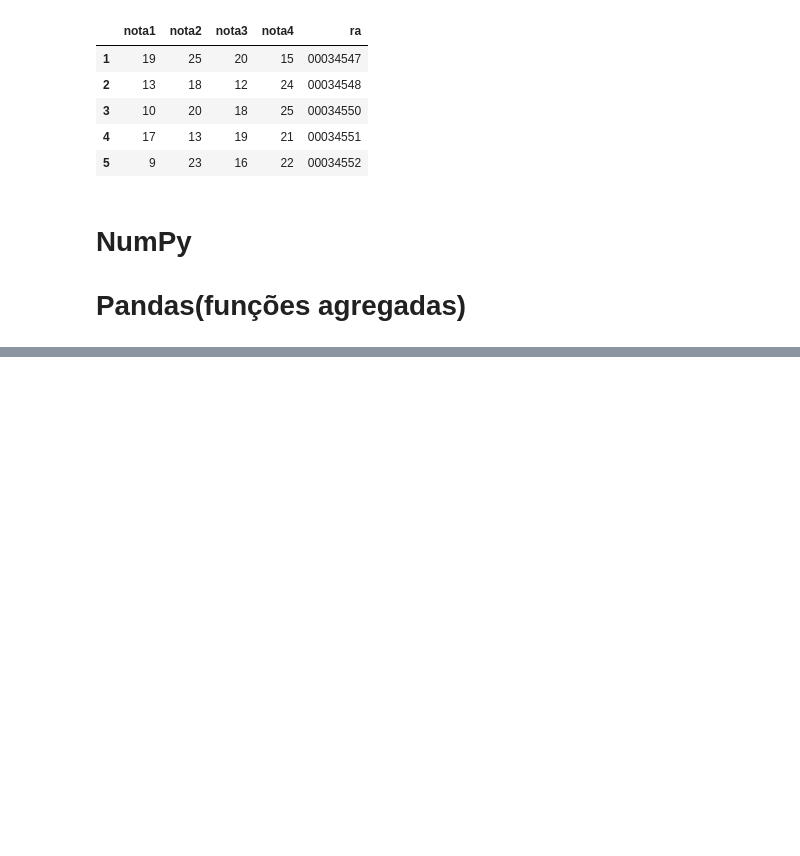
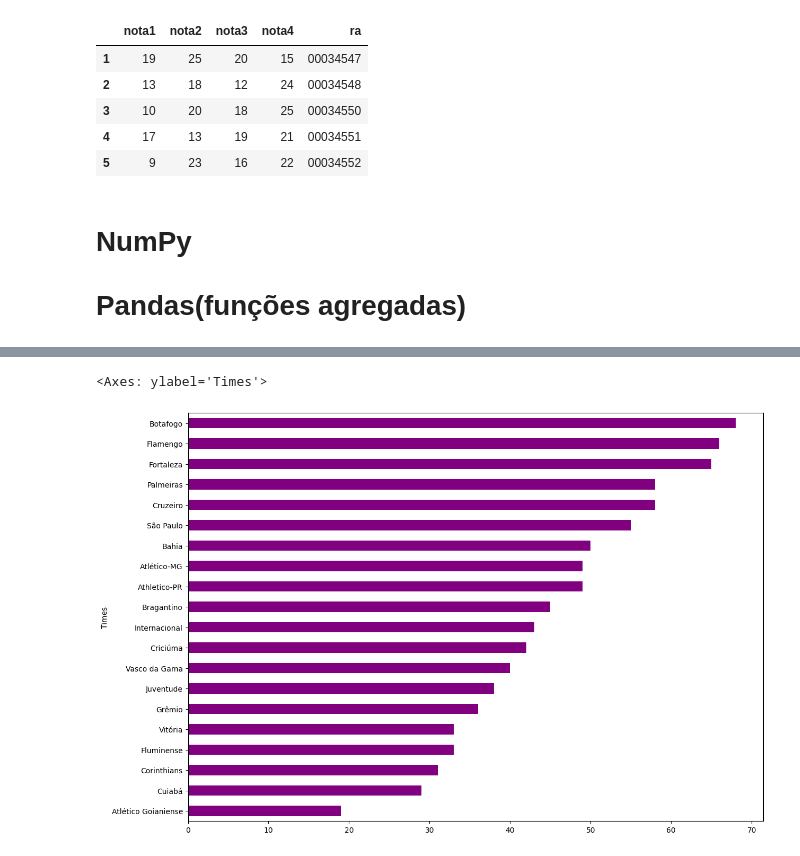
Before and after one commit to LeoSousaJesus/semana_ciencia_de_dados, a Jupyter notebook: projetotarde_final/notebook_tarde.ipynb, the cells around one changed output, grey strips where cells are left out. Saved outputs shown, nothing was run; the diff lists cells and outputs as text; code cells hidden in the pictures; blank space fills up the shorter version.

```diff
--- a/projetotarde_final/notebook_tarde.ipynb
+++ b/projetotarde_final/notebook_tarde.ipynb
@@ -534,0 +653,2 @@ resultado_selecionado.tail()
+# %%
+tabela_brasileirao = tabela_brasileirao.drop(columns=['Times', 'Times.1', 'Times.3'])
@@ -534,0 +741,2 @@ resultado_selecionado.tail()
+# %%
+tabela_brasileirao.rename(columns={'Times.2': 'Times'}, inplace=True)
@@ -534,0 +763,3 @@ resultado_selecionado.tail()
+# %%
+# Renomear os dados da coluna
+tabela_brasileirao['Times'] = tabela_brasileirao['Times'].str.replace('>>', '', regex=False).str.strip()
@@ -534,0 +786,3 @@ resultado_selecionado.tail()
+# %%
+#grafico_percent = tabela_brasileirao.groupy('Times')[['%']].mean().sort_values('%')
+grafico_percent = tabela_brasileirao.groupby('Times')['%'].sum().sort_values()
@@ -534,0 +807,5 @@ resultado_selecionado.tail()
+# %%
+grafico_percent.plot(kind='barh', figsize=(14,10), color='purple')
+# %% [output]
+<Axes: ylabel='Times'>
+[figure, added]
```
Also changed, not shown: parts of 25 cells of this notebook, 1 other file.
